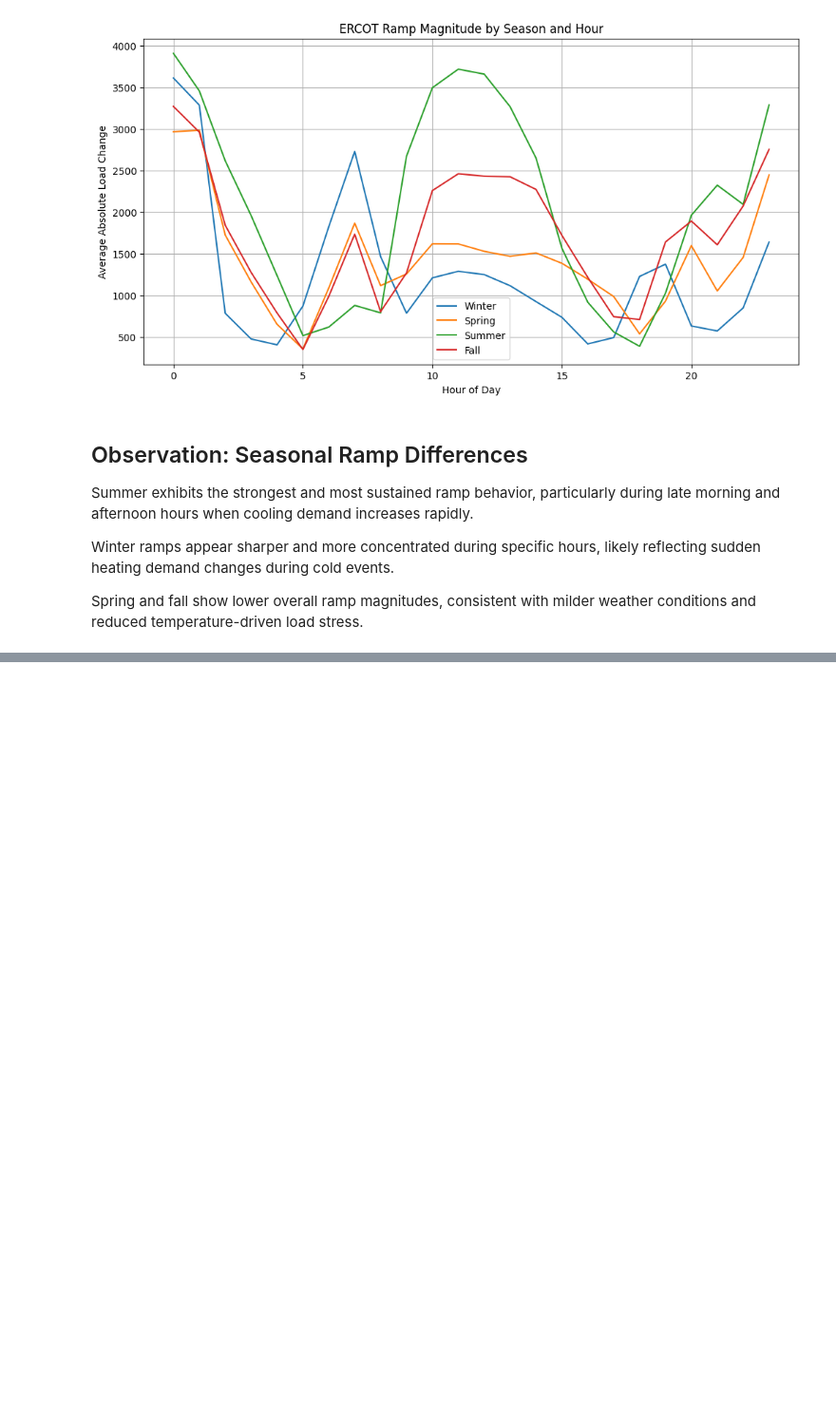
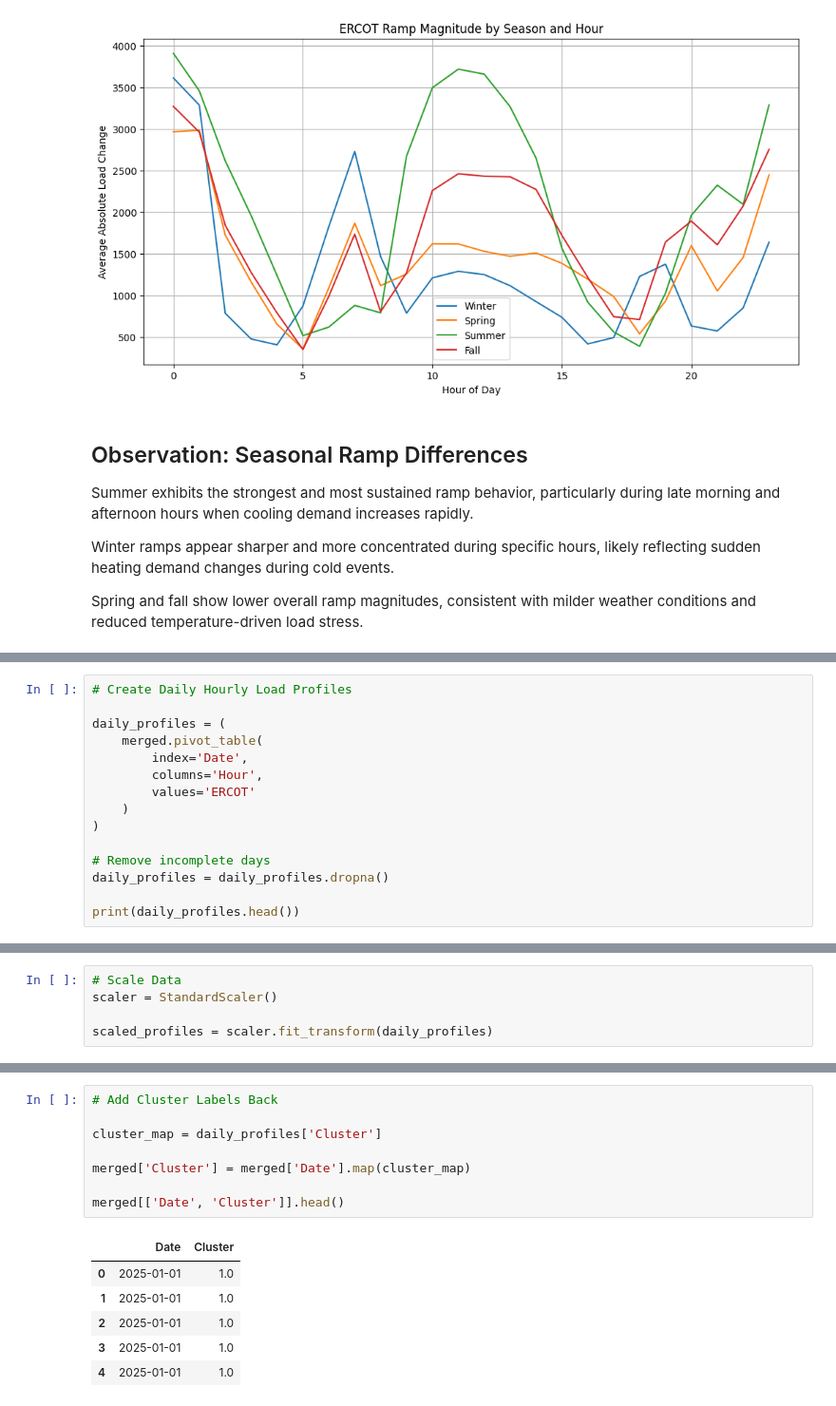
Before and after one commit to lessleyH/energy-reliability-systems-, a Jupyter notebook: ERCOT_2025_exploration.ipynb, the cells around one changed output, grey strips where cells are left out. Shown at 95% size. Drawn from its saved outputs; the diff is of its cells as text; blank space fills up the shorter version.

```diff
--- a/ERCOT_2025_exploration.ipynb
+++ b/ERCOT_2025_exploration.ipynb
@@ -884,0 +931,15 @@ Spring and fall show lower overall ramp magnitudes, consistent with milder weath
+# %%
+# Create Daily Hourly Load Profiles
+
+daily_profiles = (
+    merged.pivot_table(
+        index='Date',
+        columns='Hour',
+        values='ERCOT'
+    )
+)
+
+# Remove incomplete days
+daily_profiles = daily_profiles.dropna()
+
+print(daily_profiles.head())
@@ -884,0 +979,5 @@ Spring and fall show lower overall ramp magnitudes, consistent with milder weath
+# %%
+# Scale Data
+scaler = StandardScaler()
+
+scaled_profiles = scaler.fit_transform(daily_profiles)
@@ -884,0 +1027,15 @@ Spring and fall show lower overall ramp magnitudes, consistent with milder weath
+# %%
+# Add Cluster Labels Back
+
+cluster_map = daily_profiles['Cluster']
+
+merged['Cluster'] = merged['Date'].map(cluster_map)
+
+merged[['Date', 'Cluster']].head()
+# %% [output]
+|  | Date | Cluster |
+| 0 | 2025-01-01 | 1.0 |
+| 1 | 2025-01-01 | 1.0 |
+| 2 | 2025-01-01 | 1.0 |
+| 3 | 2025-01-01 | 1.0 |
+| 4 | 2025-01-01 | 1.0 |
```
Also changed, not shown: parts of 13 cells of this notebook.
